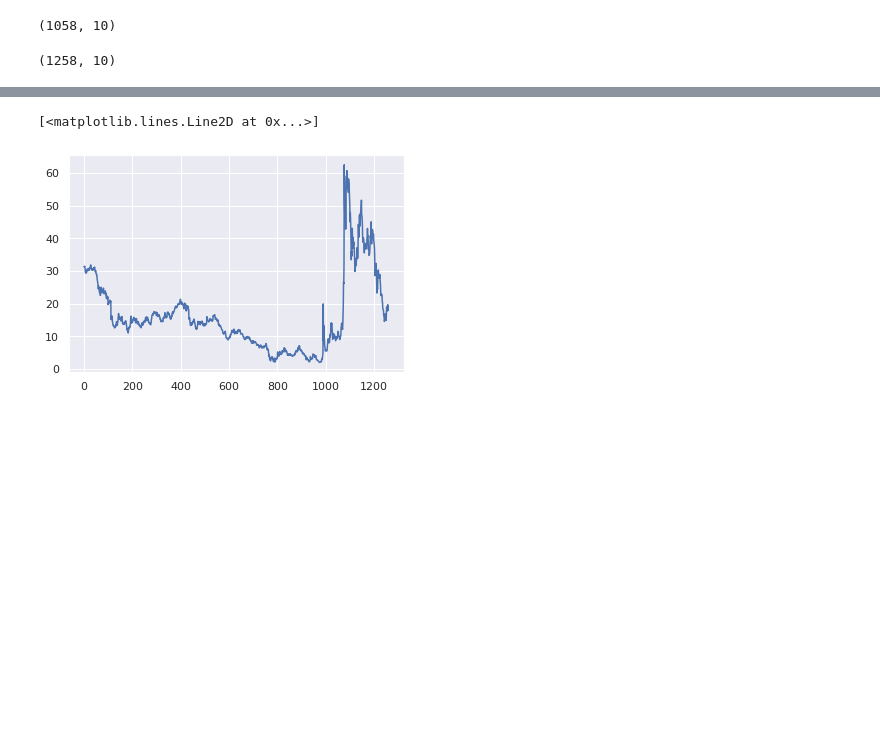
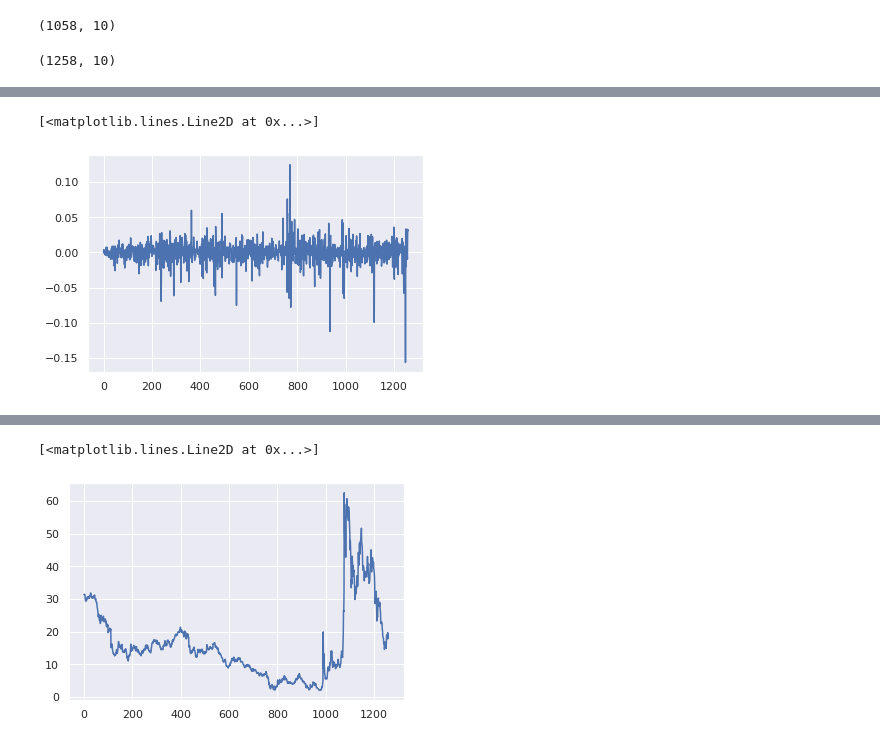
Before and after one commit to spaceonion1001/LD-CPD, a Jupyter notebook: notebooks/Stocks_CPD.ipynb, the cells around one changed output, grey strips where cells are left out. Drawn from its saved outputs; the diff is of its cells as text; code cells hidden in the pictures; blank space fills up the shorter version.

```diff
--- a/notebooks/Stocks_CPD.ipynb
+++ b/notebooks/Stocks_CPD.ipynb
@@ -177,0 +185,5 @@ array([ 734,  734,  732,  734,  737,  743, 1157,  739,  827,  734])
+# %%
+plt.plot(log_diff.values[:, 7])
+# %% [output]
+[<matplotlib.lines.Line2D at 0x...>]
+[figure, added]
```
Also changed, not shown: parts of 26 cells of this notebook, 15 other files.
